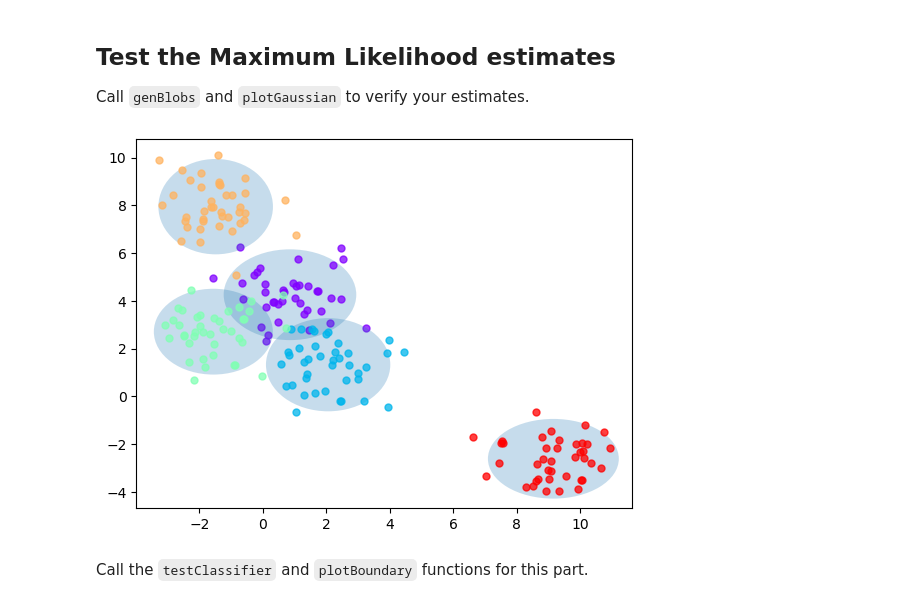
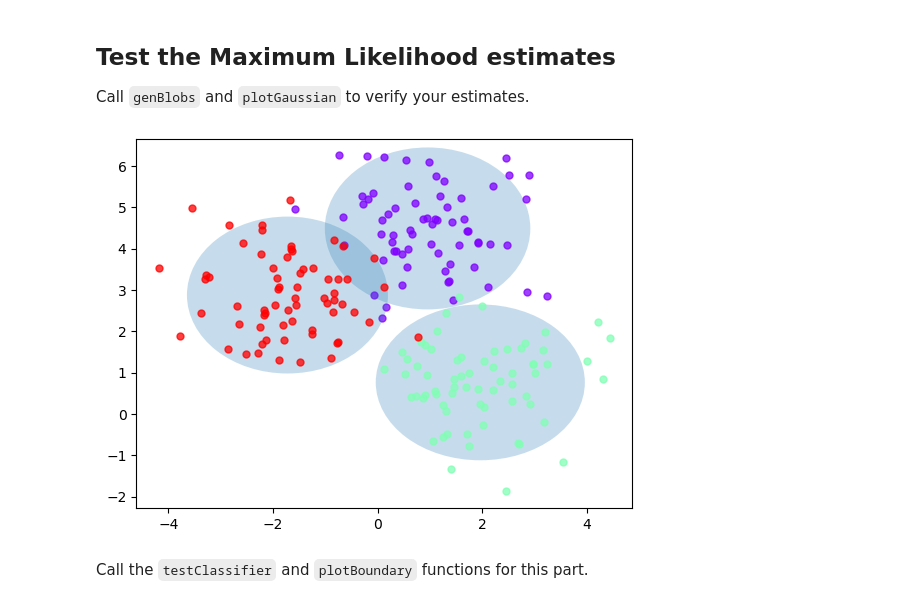
Before and after one commit to riccardo-fragale/DD2421-FDD3431-VT26-Machine-Learning-MLVT26-, a Jupyter notebook: lab3py/lab3.ipynb, the cells around one changed output. Cells and saved outputs as stored; diff of their text form; code cells hidden in the pictures.

```diff
--- a/lab3py/lab3.ipynb
+++ b/lab3py/lab3.ipynb
@@ -145,11 +145,11 @@ Call `genBlobs` and `plotGaussian` to verify your estimates.
 # %%
 %matplotlib inline
 
-X, labels = genBlobs(centers=5)
+X, labels = genBlobs(centers=3)
 mu, sigma = mlParams(X,labels)
 plotGaussian(X,labels,mu,sigma)
 # %% [output]
-[figure, old version]
+[figure, new version]
 # %% [markdown]
 Call the `testClassifier` and `plotBoundary` functions for this part.
 # %%
```
Also changed, not shown: parts of 1 cell of this notebook, 1 other file.
